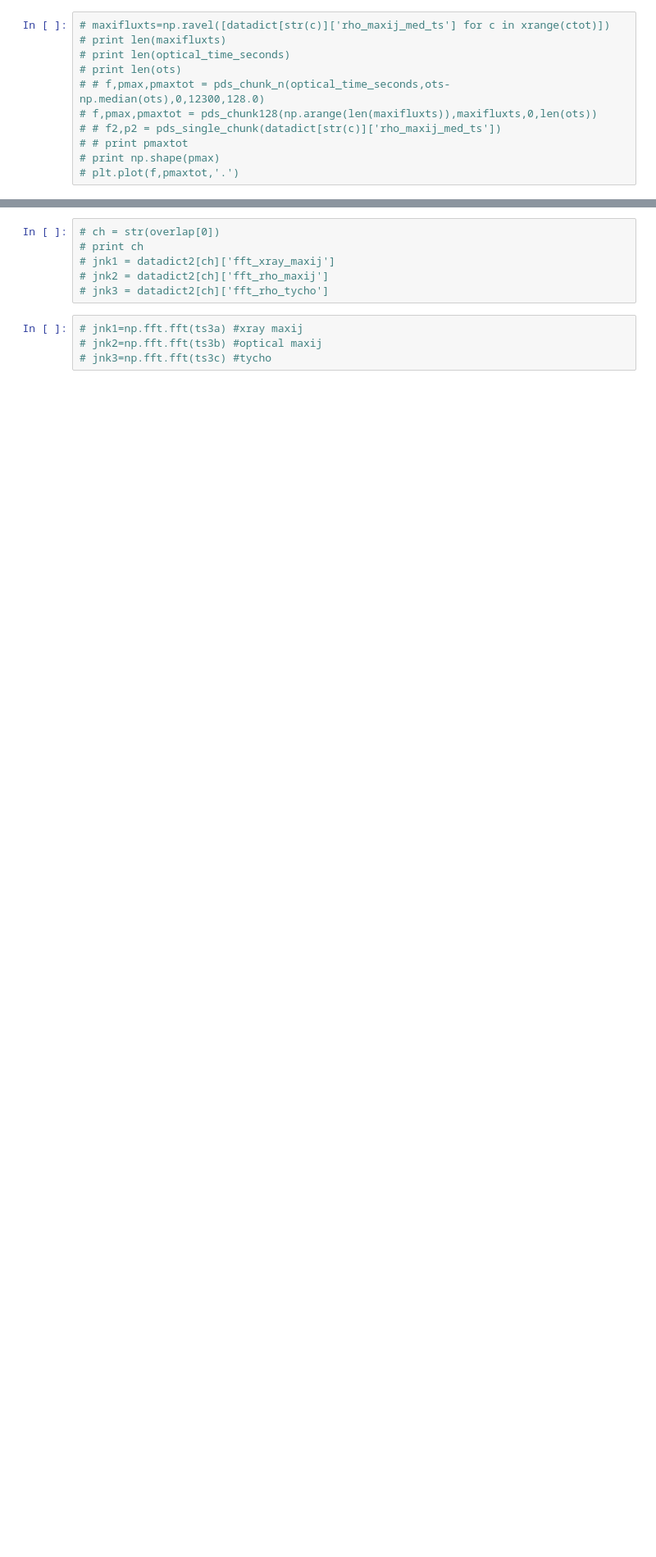
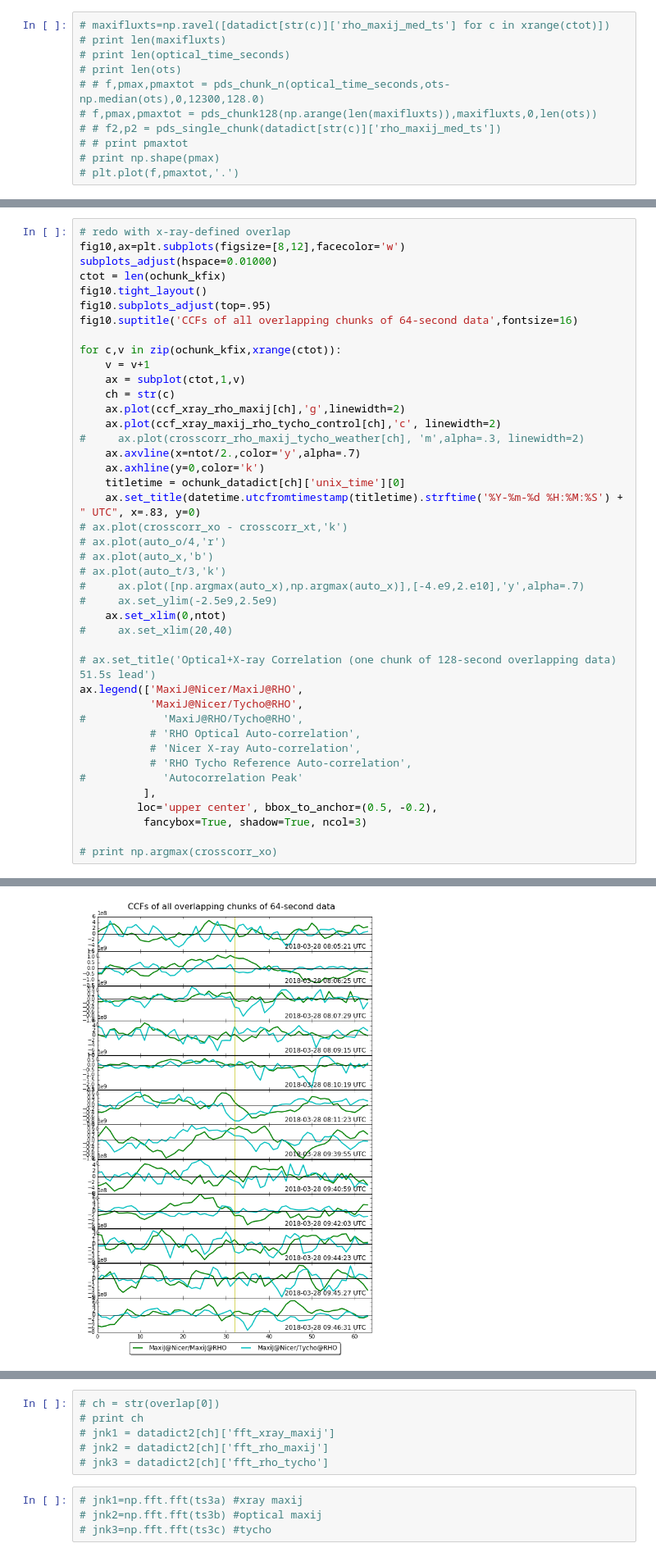
Before and after one commit to ajlemma/maxij, a Jupyter notebook: crosspower_redo_analysis_nov19_prettygood.ipynb, the cells around one changed output, grey strips where cells are left out. Shown at 82% size. Saved outputs shown, nothing was run; the diff lists cells and outputs as text; blank space fills up the shorter version.

```diff
--- a/crosspower_redo_analysis_nov19_prettygood.ipynb
+++ b/crosspower_redo_analysis_nov19_prettygood.ipynb
@@ -425,0 +666,43 @@ ax.legend(['MaxiJ@Nicer/MaxiJ@RHO',
+# %%
+# redo with x-ray-defined overlap
+fig10,ax=plt.subplots(figsize=[8,12],facecolor='w')
+subplots_adjust(hspace=0.01000)
+ctot = len(ochunk_kfix)
+fig10.tight_layout()
+fig10.subplots_adjust(top=.95)
+fig10.suptitle('CCFs of all overlapping chunks of 64-second data',fontsize=16)
+
+for c,v in zip(ochunk_kfix,xrange(ctot)):
+    v = v+1
+    ax = subplot(ctot,1,v)
+    ch = str(c)
+    ax.plot(ccf_xray_rho_maxij[ch],'g',linewidth=2)
+    ax.plot(ccf_xray_maxij_rho_tycho_control[ch],'c', linewidth=2)
+#     ax.plot(crosscorr_rho_maxij_tycho_weather[ch], 'm',alpha=.3, linewidth=2)
+    ax.axvline(x=ntot/2.,color='y',alpha=.7)
+    ax.axhline(y=0,color='k')
+    titletime = ochunk_datadict[ch]['unix_time'][0]
+    ax.set_title(datetime.utcfromtimestamp(titletime).strftime('%Y-%m-%d %H:%M:%S') + " UTC", x=.83, y=0)
+# ax.plot(crosscorr_xo - crosscorr_xt,'k')
+# ax.plot(auto_o/4,'r')
+# ax.plot(auto_x,'b')
+# ax.plot(auto_t/3,'k')
+#     ax.plot([np.argmax(auto_x),np.argmax(auto_x)],[-4.e9,2.e10],'y',alpha=.7)
+#     ax.set_ylim(-2.5e9,2.5e9)
+    ax.set_xlim(0,ntot)
+#     ax.set_xlim(20,40)
+
+# ax.set_title('Optical+X-ray Correlation (one chunk of 128-second overlapping data) 51.5s lead')
+ax.legend(['MaxiJ@Nicer/MaxiJ@RHO',
+           'MaxiJ@Nicer/Tycho@RHO',
+#            'MaxiJ@RHO/Tycho@RHO',
+           # 'RHO Optical Auto-correlation',
+           # 'Nicer X-ray Auto-correlation',
+           # 'RHO Tycho Reference Auto-correlation',
+#            'Autocorrelation Peak'
+          ],
+         loc='upper center', bbox_to_anchor=(0.5, -0.2),
+          fancybox=True, shadow=True, ncol=3)
+
+# print np.argmax(crosscorr_xo)
+# %% [output]
@@ -426,3 +710,4 @@ ax.legend(['MaxiJ@Nicer/MaxiJ@RHO',
+[figure, added]
 # %%
 # mark above plots with time!!!! and toss out any with not enough x-ray data
 #(first, last, at least one in the middle)
```
Also changed, not shown: parts of 45 cells of this notebook.
